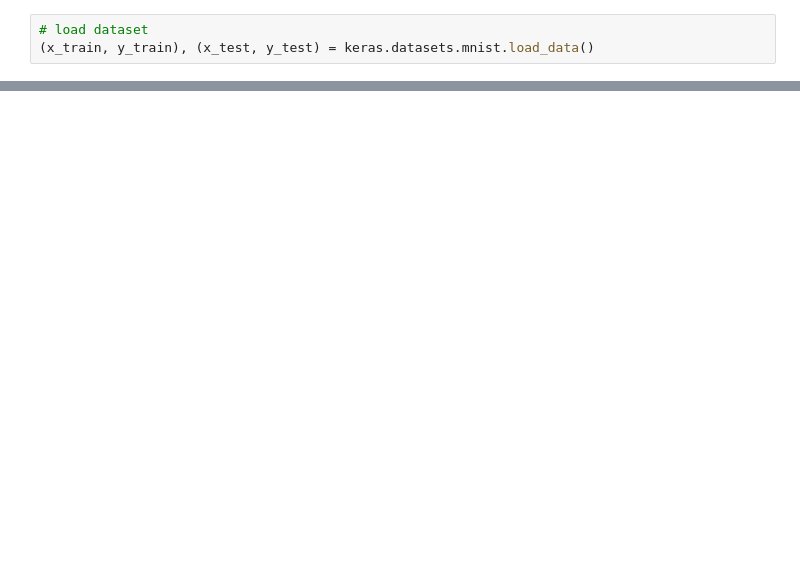
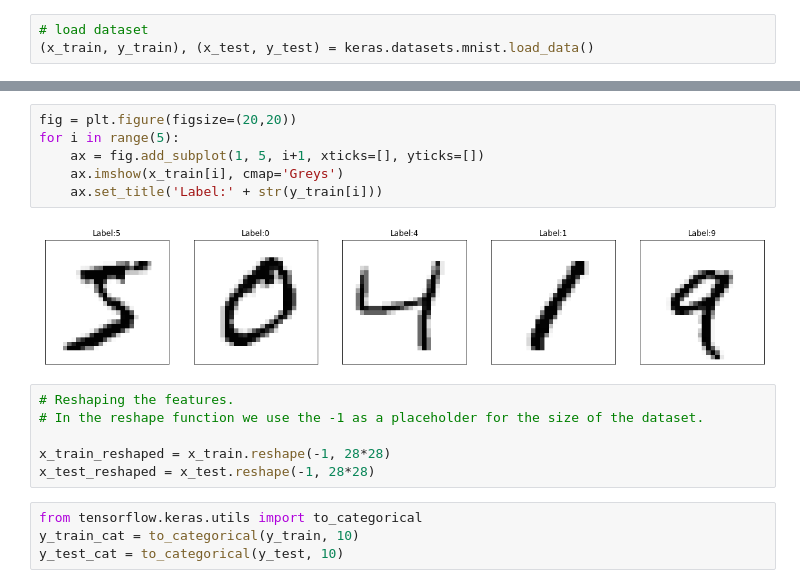
Before and after one commit to Hassan6678/Machine-Learning, a Jupyter notebook: Netural_Network.ipynb, the cells around one changed output, grey strips where cells are left out. Saved outputs shown, nothing was run; the diff lists cells and outputs as text; blank space fills up the shorter version.

```diff
--- a/Netural_Network.ipynb
+++ b/Netural_Network.ipynb
@@ -184,0 +174,18 @@ array([[  0,   0,   0,   0,   0,   0,   0,   0,   0,   0,   0,   0,   0,
+# %%
+fig = plt.figure(figsize=(20,20))
+for i in range(5):
+    ax = fig.add_subplot(1, 5, i+1, xticks=[], yticks=[])
+    ax.imshow(x_train[i], cmap='Greys')
+    ax.set_title('Label:' + str(y_train[i]))
+# %% [output]
+[figure, added]
+# %%
+# Reshaping the features.
+# In the reshape function we use the -1 as a placeholder for the size of the dataset.
+
+x_train_reshaped = x_train.reshape(-1, 28*28)
+x_test_reshaped = x_test.reshape(-1, 28*28)
+# %%
+from tensorflow.keras.utils import to_categorical
+y_train_cat = to_categorical(y_train, 10)
+y_test_cat = to_categorical(y_test, 10)
```
Also changed, not shown: parts of 8 cells of this notebook.
